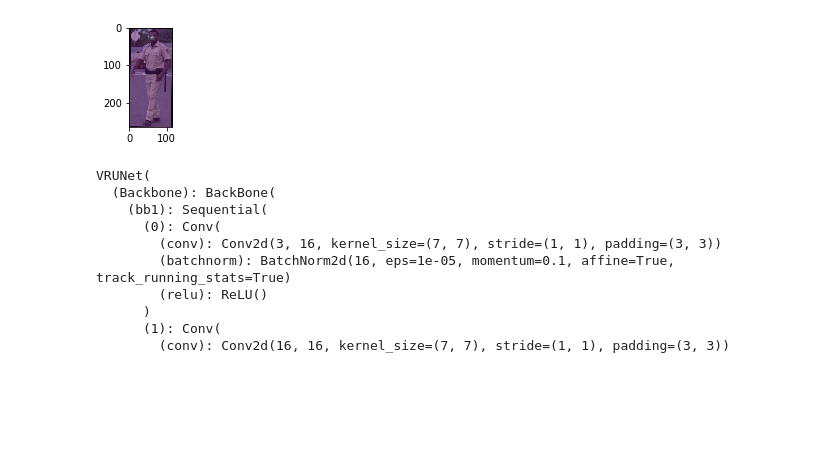
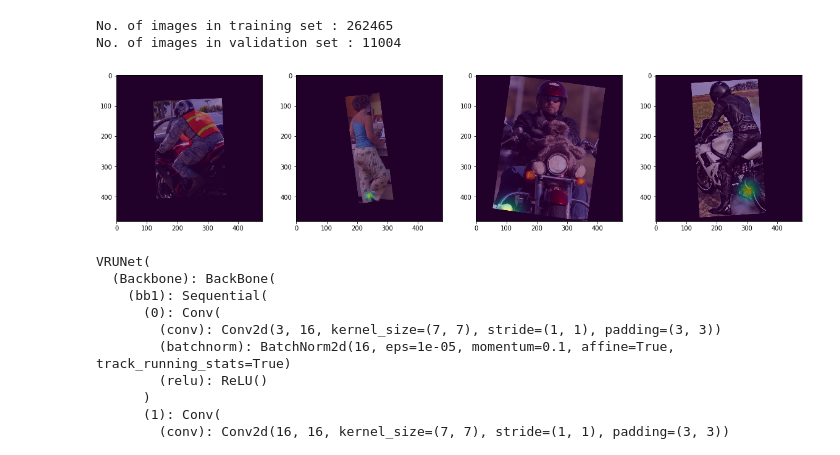
Before and after one commit to Kartikaeya/VRU_Net, a Jupyter notebook: train.ipynb, the cells around one changed output. Saved outputs shown, nothing was run; the diff lists cells and outputs as text; code cells hidden in the pictures; blank space fills up the shorter version.

```diff
--- a/train.ipynb
+++ b/train.ipynb
@@ -46,36 +49,50 @@ torch.cuda.empty_cache()
 # %%
 device = torch.device("cuda") if torch.cuda.is_available() else torch.device("cpu")
 # %%
-dataset = Pose_Dataset(annotations_path = scaled_annotations_path,
+train_dataset = Pose_Dataset(annotations_path = annotations_path,
                       img_path = img_path,
                       transform = transforms.Compose([
                           RandomFlip(0.5),
                           RandomRotate(degree = 10),
                           ToTensor()
-                      ]))
+                      ]),
+                       dataset = 'COCO'
+                      )
+val_dataset = Pose_Dataset(annotations_path = val_annotations_path,
+                           img_path = val_img_path,
+                           transform = transforms.Compose([
+                               RandomFlip(0.5),
+                               RandomRotate(degree = 10),
+                               ToTensor()
+                           ]),
+                           dataset = 'COCO'
+                          )
 
-len_val_images = int(len(dataset)*val_fraction)
-len_train_images = len(dataset) - len_val_images
+print("No. of images in training set :",len(train_dataset))
+print("No. of images in validation set :",len(val_dataset))
 
-train_dataset, val_dataset = torch.utils.data.random_split(dataset, [len_train_images, len_val_images])
+# train_dataset, val_dataset = torch.utils.data.random_split(dataset, [len_train_images, len_val_images])
 
-train_dataloader = DataLoader(train_dataset, batch_size = train_batch_size, shuffle = True, collate_fn = my_collate)
+train_dataloader = DataLoader(train_dataset, batch_size = train_batch_size, shuffle = False, collate_fn = my_collate)
 val_dataloader = DataLoader(val_dataset, batch_size = val_batch_size, shuffle = False, collate_fn = my_collate)
+# %% [output]
+No. of images in training set : 262465
+No. of images in validation set : 11004
 # %%
 # visualize batch of images from dataloader
 iterator = iter(train_dataloader)
 images, target = next(iterator)
-
-fig = plt.figure()
+# images, target = next(iterator)
+fig = plt.figure(figsize = (20,20))
 axes = []
 for i in range(images.shape[0]):
     img = np.transpose(images[i].cpu(), (1,2,0))
-    axes.append(fig.add_subplot(2, 4, i+1))
+    axes.append(fig.add_subplot(4, 4, i+1))
     plt.imshow(img[:, :, [2, 1, 0]])
-    plt.imshow(target[i][51].cpu(), alpha = 0.5)
+    plt.imshow(target[i][16].cpu(), alpha = 0.5)
 plt.show()
 # %% [output]
-[figure, old version]
+[figure, new version]
 # %%
 model = VRUNet()
 if torch.cuda.device_count() > 1 and multi_GPU:
```
Also changed, not shown: parts of 6 cells of this notebook, 14 other files.
